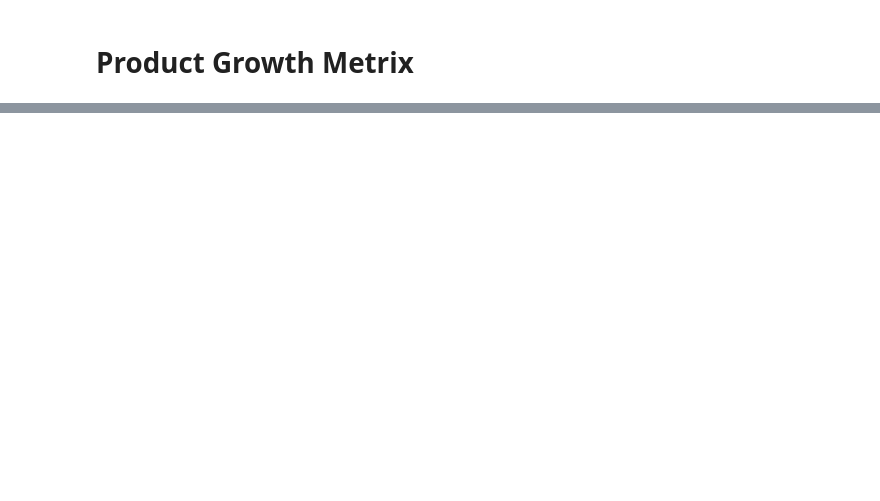
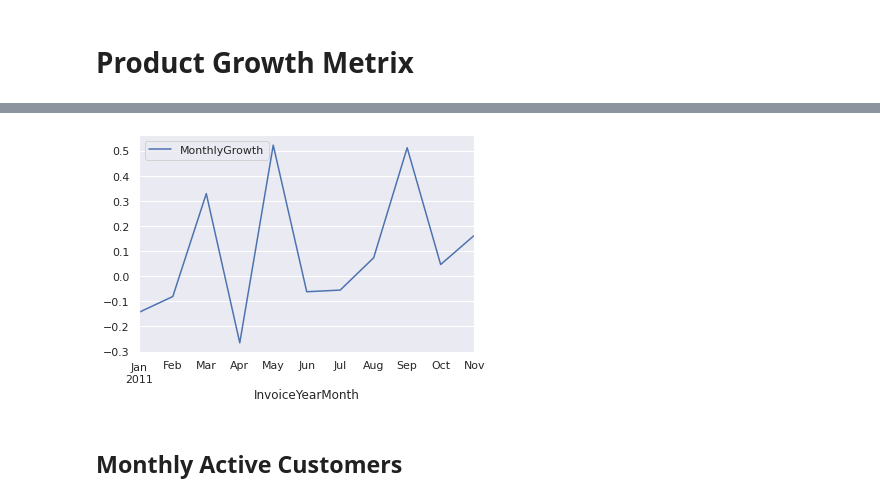
Before and after one commit to martin-fabbri/colab-notebooks, a Jupyter notebook: product-analytics/product_growth_metrix.ipynb, the cells around one changed output, grey strips where cells are left out. Saved outputs shown, nothing was run; the diff lists cells and outputs as text; code cells hidden in the pictures; blank space fills up the shorter version.

```diff
--- a/product-analytics/product_growth_metrix.ipynb
+++ b/product-analytics/product_growth_metrix.ipynb
@@ -47,0 +99,3 @@ df_online_retail.head()
+# %%
+df_revenue['MonthlyGrowth'] = df_revenue['Revenue'].pct_change()
+df_revenue.head(5)
@@ -47,0 +109,6 @@ df_online_retail.head()
+# %%
+df_revenue[1:-1].plot(x='InvoiceYearMonth', y='MonthlyGrowth');
+# %% [output]
+[figure, added]
+# %% [markdown]
+## Monthly Active Customers
```
Also changed, not shown: parts of 12 cells of this notebook.
